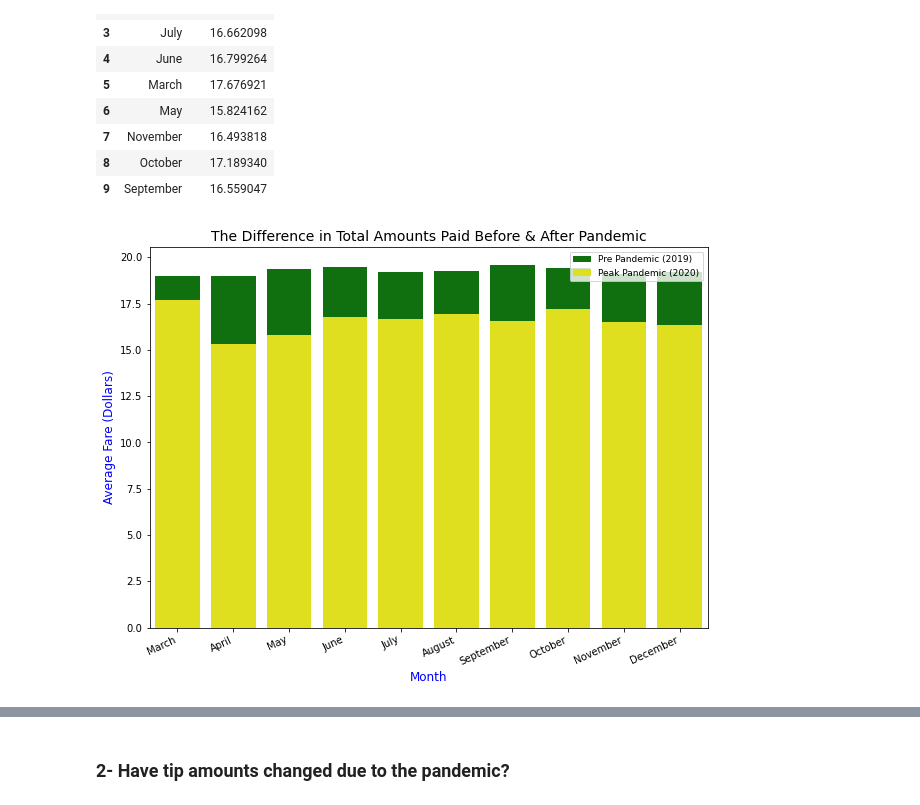
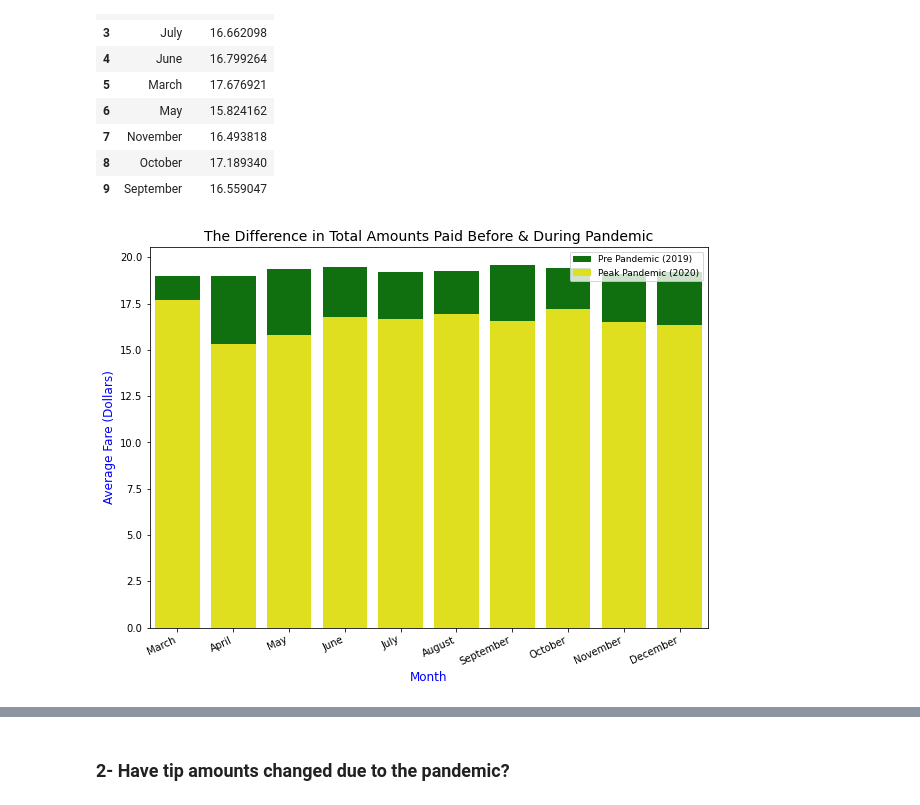
Before and after one commit to samtuleen/nyc-taxis-vs-covid, a Jupyter notebook: notebook1.ipynb, the cells around one changed output, grey strips where cells are left out. Saved outputs shown, nothing was run; the diff lists cells and outputs as text; code cells hidden in the pictures.

```diff
--- a/notebook1.ipynb
+++ b/notebook1.ipynb
@@ -90,19 +90,19 @@ avg_monthly20.head(10)
 # %%
 plt.figure(figsize=(10,7))
 sns.barplot(x=avg_monthly19['month'], y=avg_monthly19['total_amount'],
             color='green', label='Pre Pandemic (2019)',
            order = ["March", "April", "May", "June", "July", "August", "September", "October", "November", "December"])
 sns.barplot(x=avg_monthly20['month'], y=avg_monthly20['total_amount'],
             color='yellow', label='Peak Pandemic (2020)',
            order = ["March", "April", "May", "June", "July", "August", "September", "October", "November", "December"])
 
 plt.xlabel('Month', fontsize=12, color='blue')
-plt.title("The Difference in Total Amounts Paid Before & After Pandemic", fontsize=14)
+plt.title("The Difference in Total Amounts Paid Before & During Pandemic", fontsize=14)
 plt.ylabel('Average Fare (Dollars)', fontsize=12, color='blue')
 plt.xticks(rotation=25, horizontalalignment='right', fontsize=10)
 plt.legend(fontsize=9);
 # %% [output]
-[figure, old version]
+[figure, new version]
 # %%
 fig = go.Figure()
 fig.add_trace(go.Scatter(x=avg_monthly19.index, y=avg_monthly19['total_amount'],
```
Also changed, not shown: parts of 9 cells of this notebook.
